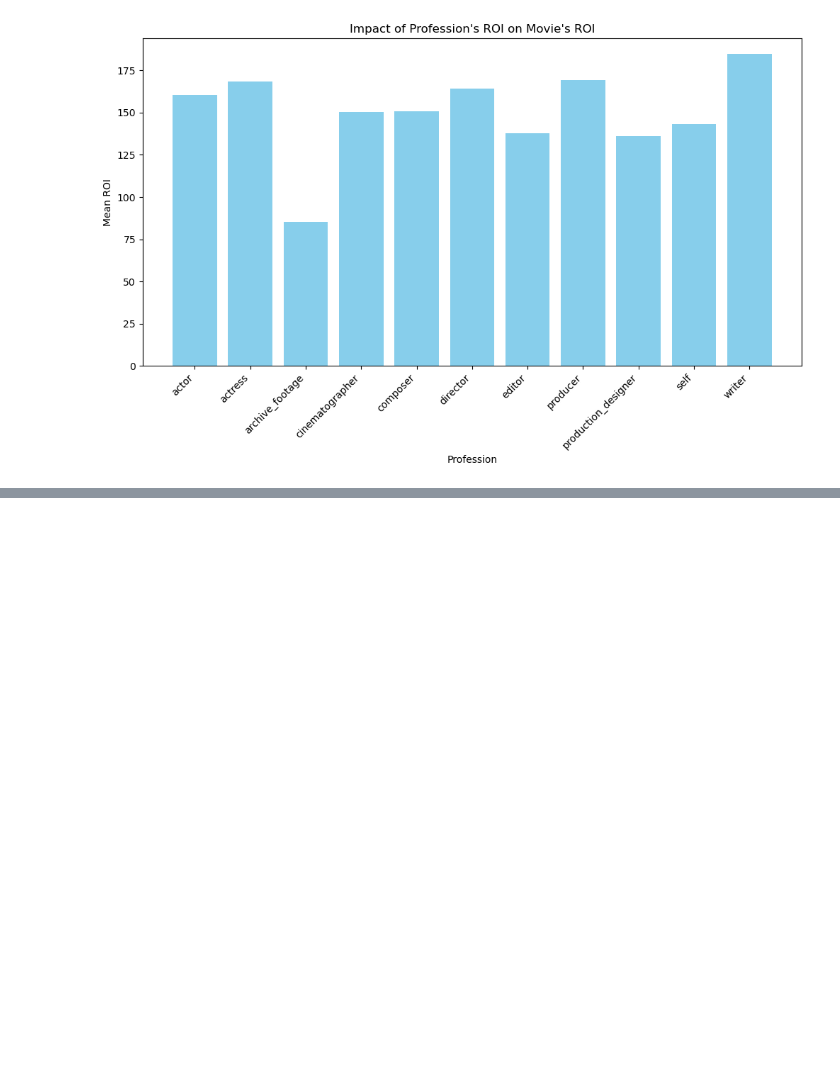
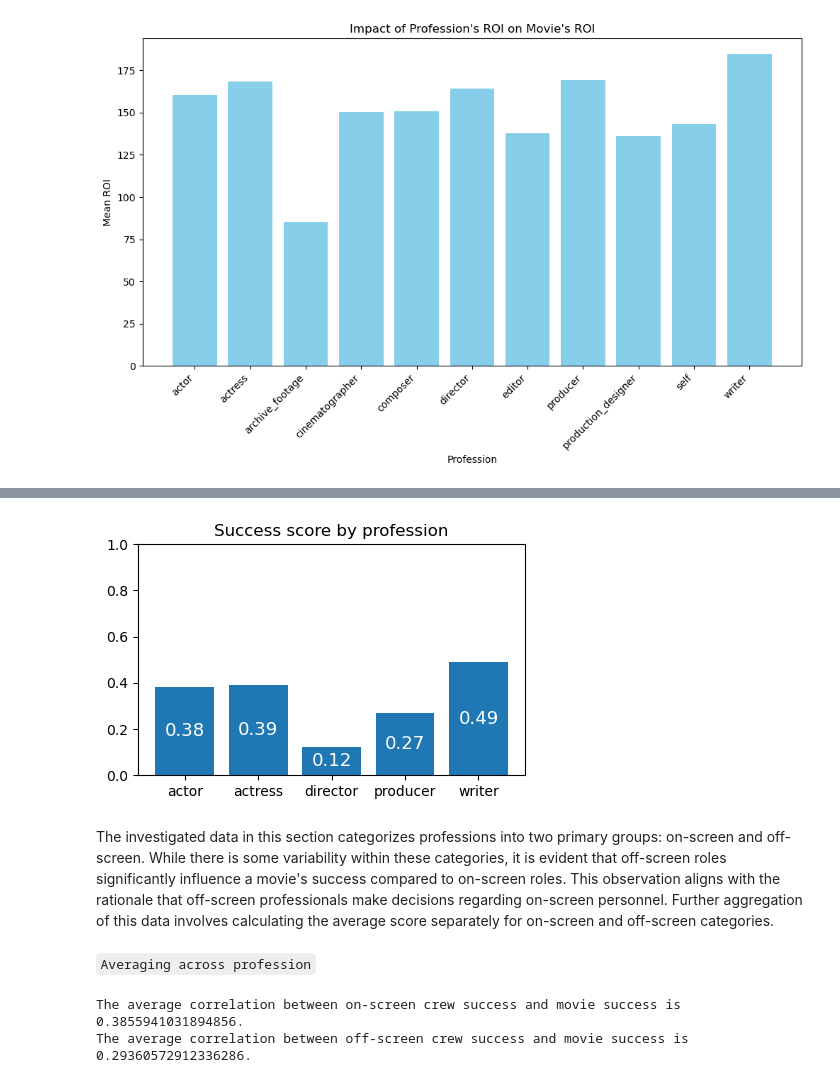
Before and after one commit to WKalawi/DTS-Phase-1-Project, a Jupyter notebook: PhaseOneProject.ipynb, the cells around one changed output, grey strips where cells are left out. Saved outputs shown, nothing was run; the diff lists cells and outputs as text; code cells hidden in the pictures; blank space fills up the shorter version.

```diff
--- a/PhaseOneProject.ipynb
+++ b/PhaseOneProject.ipynb
@@ -715,0 +804,4 @@ plt.show()
+# %%
+years = sorted(castdf.year.unique())
+
+acceptable_years = range(2011,2016)
@@ -715,0 +892,3 @@ plt.show()
+# %%
+castdf1 = pd.DataFrame(data)
+castdf1
@@ -715,0 +913,4 @@ plt.show()
+# %%
+correlationsdf = df_shell.merge(castdf1, how='right')
+
+correlationsdf
@@ -715,0 +955,5 @@ plt.show()
+# %%
+profession_correlations = correlationsdf.groupby('profession').mean(numeric_only=True).mean(numeric_only=True, axis=1)
+
+# Displaying the resulting profession correlations
+print(profession_correlations)
@@ -715,0 +968,33 @@ plt.show()
+# %%
+
+fig, ax = plt.subplots(figsize=(5, 3))
+
+x_values = profession_correlations.index
+y_values = profession_correlations.values
+
+barplot = ax.bar(x_values, y_values)
+ax.set_ylim(0, 1)
+
+ax.bar_label(barplot, labels=[round(value, 2) for value in y_values], label_type='center', color='white', fontsize='13')
+ax.set_title('Success score by profession')
+
+plt.show()
+# %% [output]
+[figure, added]
+# %% [markdown]
+The investigated data in this section categorizes professions into two primary groups: on-screen and off-screen. While there is some variability within these categories, it is evident that off-screen roles significantly influence a movie's success compared to on-screen roles. This observation aligns with the rationale that off-screen professionals make decisions regarding on-screen personnel. Further aggregation of this data involves calculating the average score separately for on-screen and off-screen categories.
+# %% [markdown]
+`Averaging across profession`
+# %%
+# Compute average correlations for on-screen and off-screen crew
+on_screen_average = (profession_correlations['actor'] + profession_correlations['actress']) / 2
+off_screen_average = (profession_correlations['director'] +
+                      profession_correlations['producer'] +
+                      profession_correlations['writer']) / 3
+
+# Display the average correlations
+print(f"The average correlation between on-screen crew success and movie success is {on_screen_average}.")
+print(f"The average correlation between off-screen crew success and movie success is {off_screen_average}.")
+# %% [output]
+The average correlation between on-screen crew success and movie success is 0.3855941031894856.
+The average correlation between off-screen crew success and movie success is 0.29360572912336286.
```
Also changed, not shown: parts of 21 cells of this notebook.
